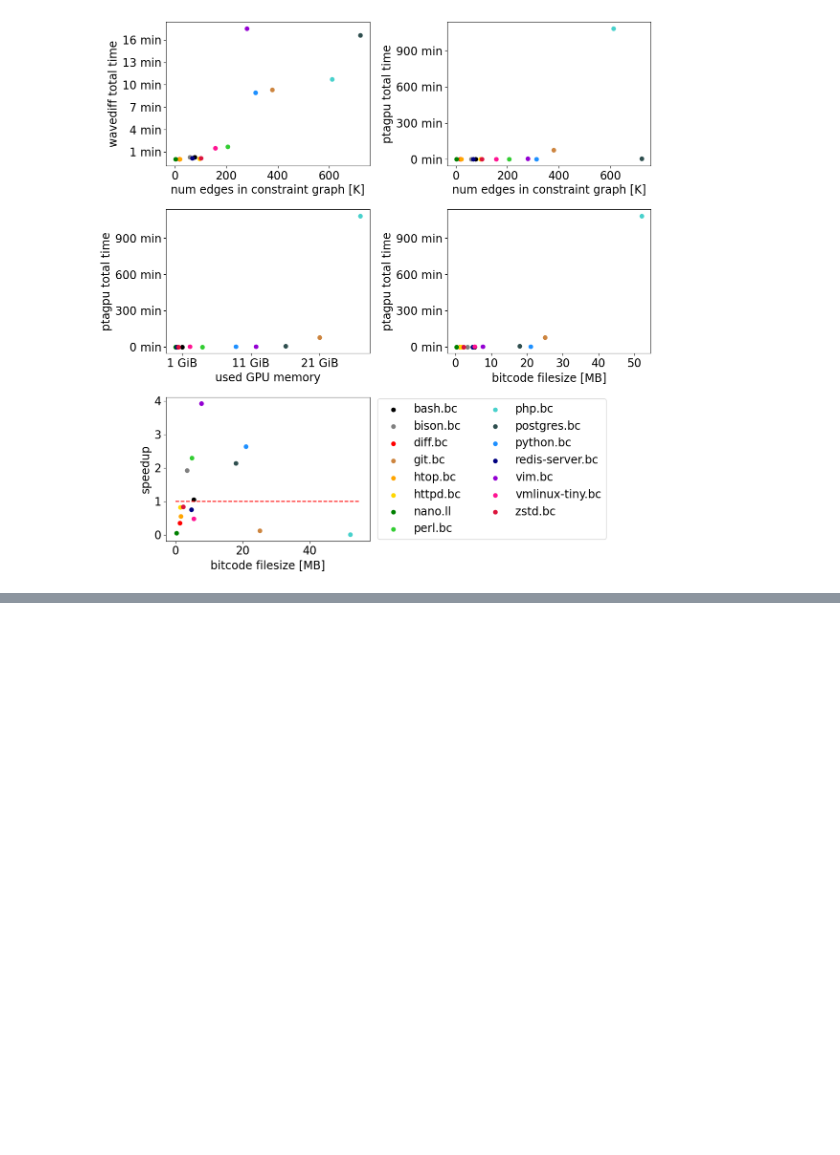
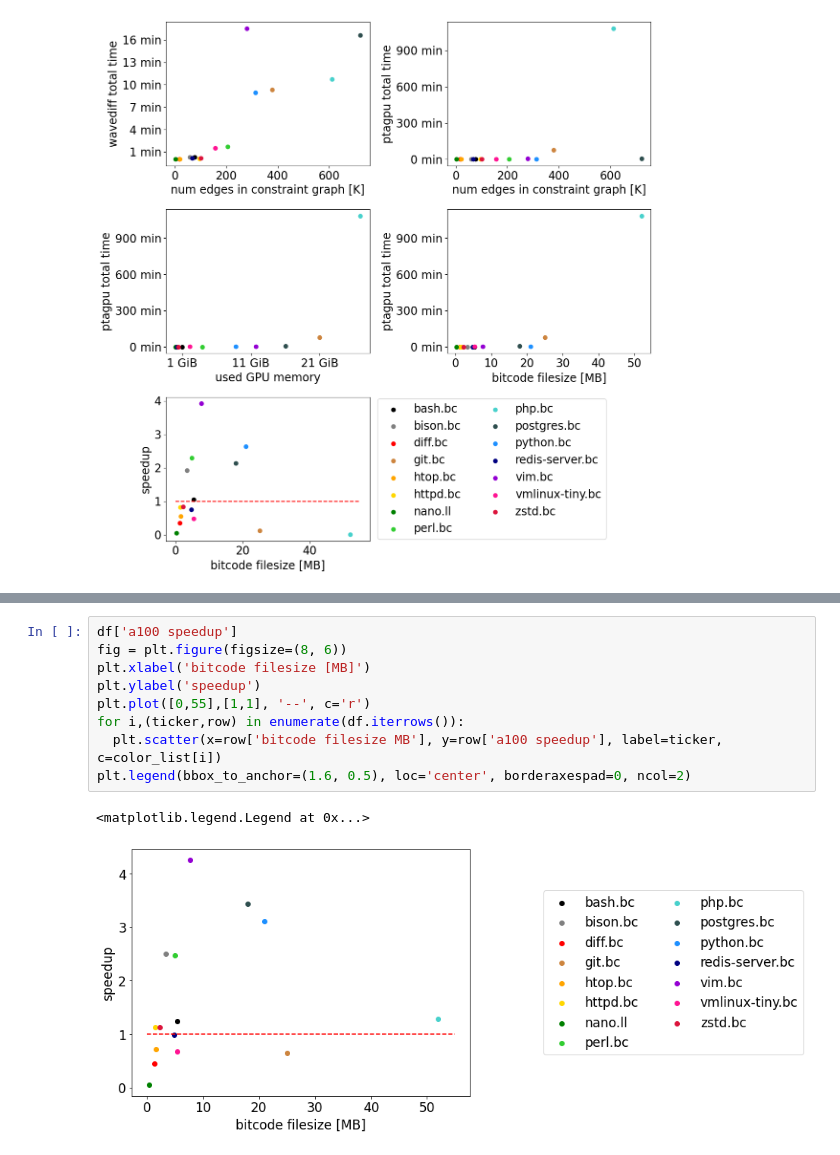
Before and after one commit to lukasboettcher/msc-paper, a Jupyter notebook: data/data_viz.ipynb, the cells around one changed output, grey strips where cells are left out. Drawn from its saved outputs; the diff is of its cells as text; blank space fills up the shorter version.

```diff
--- a/data/data_viz.ipynb
+++ b/data/data_viz.ipynb
@@ -348,0 +349,12 @@ _ = plt.yticks([60000*i for i in range(1, 20, 3)], [f"{i} min" for i in range(1,
+# %%
+df['a100 speedup']
+fig = plt.figure(figsize=(8, 6))
+plt.xlabel('bitcode filesize [MB]')
+plt.ylabel('speedup')
+plt.plot([0,55],[1,1], '--', c='r')
+for i,(ticker,row) in enumerate(df.iterrows()):
+  plt.scatter(x=row['bitcode filesize MB'], y=row['a100 speedup'], label=ticker, c=color_list[i])
+plt.legend(bbox_to_anchor=(1.6, 0.5), loc='center', borderaxespad=0, ncol=2)
+# %% [output]
+<matplotlib.legend.Legend at 0x...>
+[figure, added]
```
Also changed, not shown: parts of 5 cells of this notebook.
